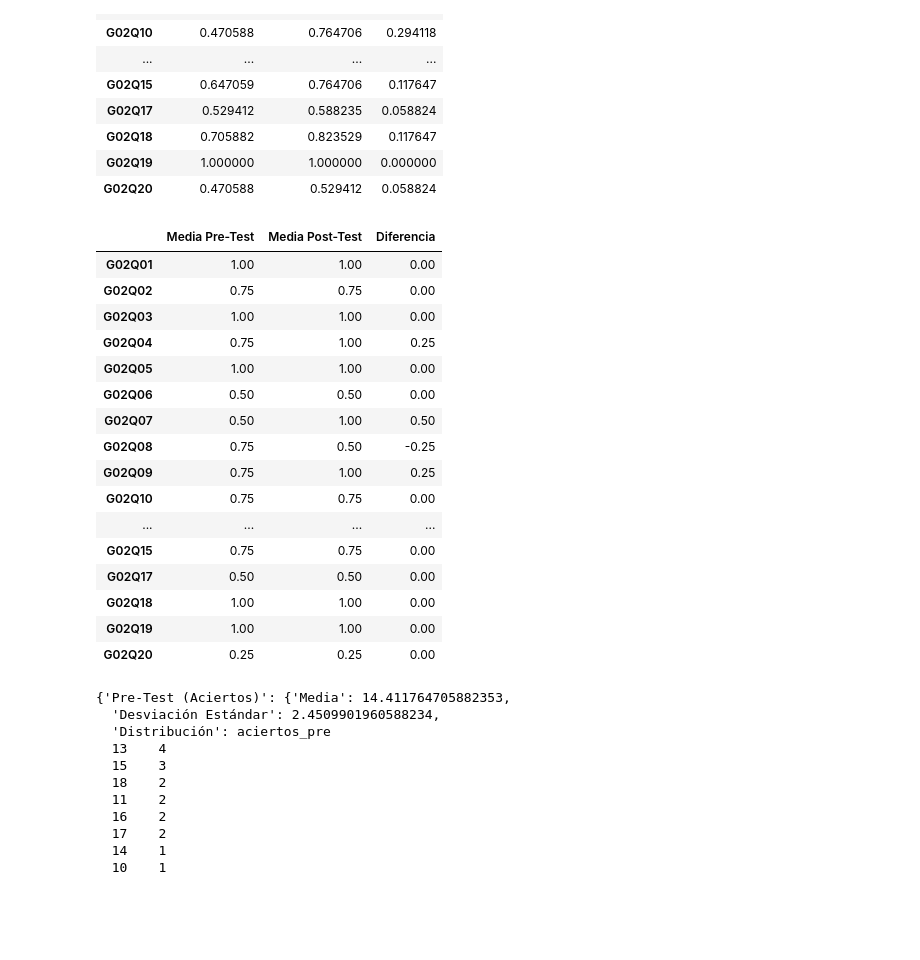
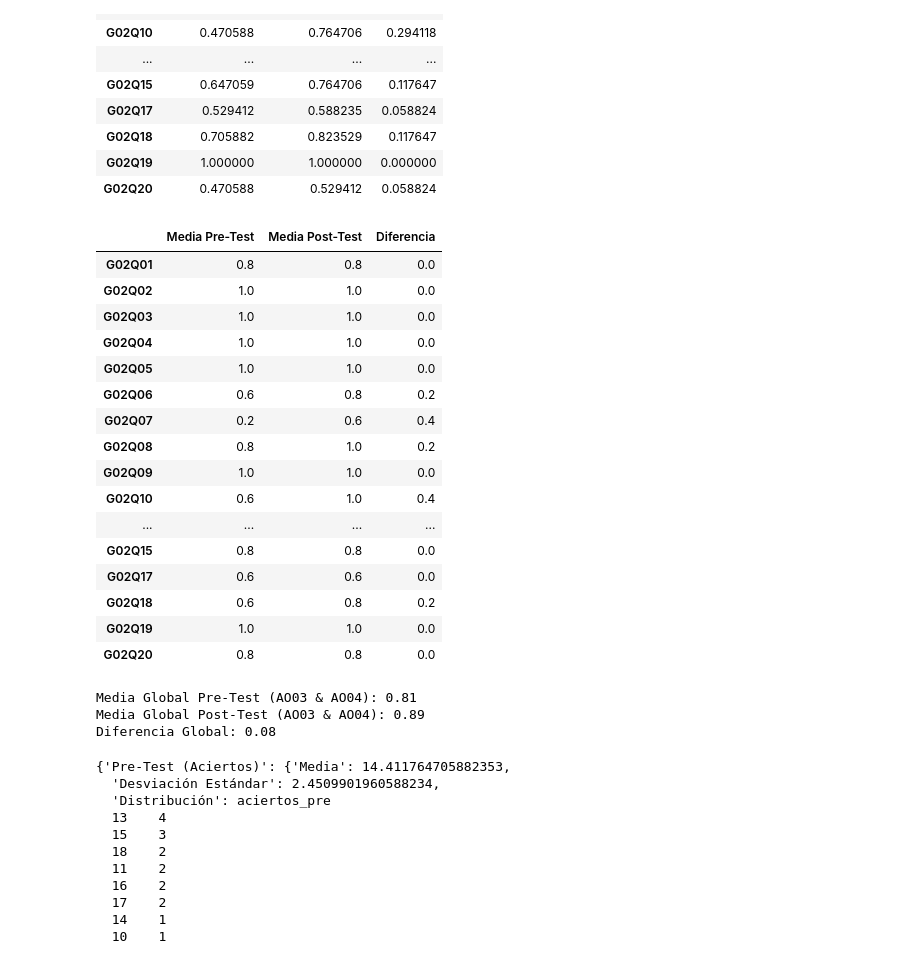
Before and after one commit to admont02/TFG-SimonaAntonova-AdrianMontero, a Jupyter notebook: AnalisisDeDatos.ipynb, the cells around one changed output. Saved outputs shown, nothing was run; the diff lists cells and outputs as text; code cells hidden in the pictures; blank space fills up the shorter version.

```diff
--- a/AnalisisDeDatos.ipynb
+++ b/AnalisisDeDatos.ipynb
@@ -430,37 +430,50 @@ display(mejoras_por_pregunta)
 | G02Q19 | 1.000000 | 1.000000 | 0.000000 |
 | G02Q20 | 0.470588 | 0.529412 | 0.058824 |
 # %%
-# Filtrar usuarios que respondieron "A04" en la pregunta G01Q04
-usuarios_A04 = df_pre[df_pre["G01Q04"] == "AO02"]
+# Filtrar usuarios que respondieron "AO03" o "AO04" en la pregunta G01Q04
+usuarios_A03_A04 = df_pre[df_pre["G01Q04"].isin(["AO04"])]
 
 # Crear nuevas tablas solo para estos usuarios
-mejoras_por_pregunta_A04 = pd.DataFrame({
-    "Media Pre-Test": [usuarios_A04[q].apply(lambda x: x == respuestas_correctas[q]).mean() for q in preguntas_G02],
-    "Media Post-Test": [df_post.loc[usuarios_A04.index, q].apply(lambda x: x == respuestas_correctas[q]).mean() for q in preguntas_G02]
+mejoras_por_pregunta_A03_A04 = pd.DataFrame({
+    "Media Pre-Test": [usuarios_A03_A04[q].apply(lambda x: x == respuestas_correctas[q]).mean() for q in preguntas_G02],
+    "Media Post-Test": [df_post.loc[usuarios_A03_A04.index, q].apply(lambda x: x == respuestas_correctas[q]).mean() for q in preguntas_G02]
 }, index=preguntas_G02)
 
-mejoras_por_pregunta_A04["Diferencia"] = mejoras_por_pregunta_A04["Media Post-Test"] - mejoras_por_pregunta_A04["Media Pre-Test"]
+# Calcular la diferencia de aciertos entre Pre-Test y Post-Test
+mejoras_por_pregunta_A03_A04["Diferencia"] = mejoras_por_pregunta_A03_A04["Media Post-Test"] - mejoras_por_pregunta_A03_A04["Media Pre-Test"]
 
 # Mostrar la tabla específica
-display(mejoras_por_pregunta_A04)
+display(mejoras_por_pregunta_A03_A04)
+
+# Calcular la media global de todas las preguntas en Pre-Test y Post-Test para usuarios AO03 y AO04
+media_global_pre = mejoras_por_pregunta_A03_A04["Media Pre-Test"].mean()
+media_global_post = mejoras_por_pregunta_A03_A04["Media Post-Test"].mean()
+
+# Mostrar los resultados
+print(f"Media Global Pre-Test (AO03 & AO04): {media_global_pre:.2f}")
+print(f"Media Global Post-Test (AO03 & AO04): {media_global_post:.2f}")
+print(f"Diferencia Global: {media_global_post - media_global_pre:.2f}")
 # %% [output]
 |  | Media Pre-Test | Media Post-Test | Diferencia |
-| G02Q01 | 1.00 | 1.00 | 0.00 |
-| G02Q02 | 0.75 | 0.75 | 0.00 |
-| G02Q03 | 1.00 | 1.00 | 0.00 |
-| G02Q04 | 0.75 | 1.00 | 0.25 |
-| G02Q05 | 1.00 | 1.00 | 0.00 |
-| G02Q06 | 0.50 | 0.50 | 0.00 |
-| G02Q07 | 0.50 | 1.00 | 0.50 |
-| G02Q08 | 0.75 | 0.50 | -0.25 |
-| G02Q09 | 0.75 | 1.00 | 0.25 |
-| G02Q10 | 0.75 | 0.75 | 0.00 |
+| G02Q01 | 0.8 | 0.8 | 0.0 |
+| G02Q02 | 1.0 | 1.0 | 0.0 |
+| G02Q03 | 1.0 | 1.0 | 0.0 |
+| G02Q04 | 1.0 | 1.0 | 0.0 |
+| G02Q05 | 1.0 | 1.0 | 0.0 |
+| G02Q06 | 0.6 | 0.8 | 0.2 |
+| G02Q07 | 0.2 | 0.6 | 0.4 |
+| G02Q08 | 0.8 | 1.0 | 0.2 |
+| G02Q09 | 1.0 | 1.0 | 0.0 |
+| G02Q10 | 0.6 | 1.0 | 0.4 |
 | ... | ... | ... | ... |
-| G02Q15 | 0.75 | 0.75 | 0.00 |
-| G02Q17 | 0.50 | 0.50 | 0.00 |
-| G02Q18 | 1.00 | 1.00 | 0.00 |
-| G02Q19 | 1.00 | 1.00 | 0.00 |
-| G02Q20 | 0.25 | 0.25 | 0.00 |
+| G02Q15 | 0.8 | 0.8 | 0.0 |
+| G02Q17 | 0.6 | 0.6 | 0.0 |
+| G02Q18 | 0.6 | 0.8 | 0.2 |
+| G02Q19 | 1.0 | 1.0 | 0.0 |
+| G02Q20 | 0.8 | 0.8 | 0.0 |
+Media Global Pre-Test (AO03 & AO04): 0.81
+Media Global Post-Test (AO03 & AO04): 0.89
+Diferencia Global: 0.08
 # %%
 import matplotlib.pyplot as plt
 import seaborn as sns
```
Also changed, not shown: parts of 5 cells of this notebook, 6 other files.
